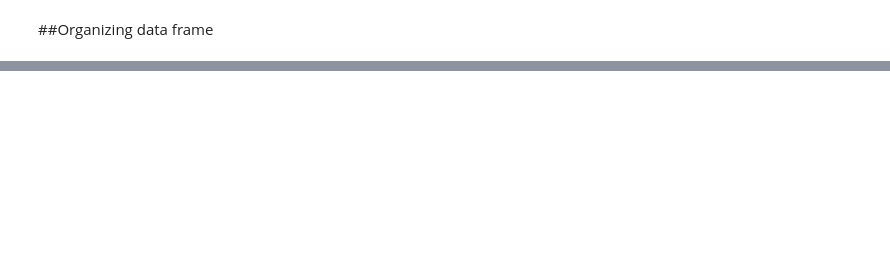
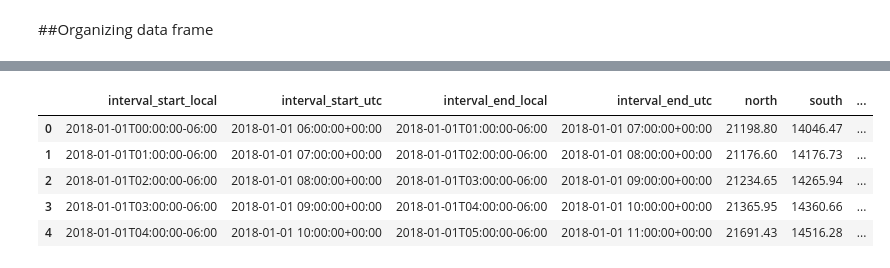
Before and after one commit to jessalynlc/IDS705_final_project, a Jupyter notebook: data_scrape.ipynb, the cells around one changed output, grey strips where cells are left out. Cells and saved outputs as stored; diff of their text form; code cells hidden in the pictures; blank space fills up the shorter version.

```diff
--- a/data_scrape.ipynb
+++ b/data_scrape.ipynb
@@ -243,0 +234,9 @@ print(temp.shape)
+# %%
+load.head()
+# %% [output]
+|  | interval_start_local | interval_start_utc | interval_end_local | interval_end_utc | north | south | ... |
+| 0 | 2018-01-01T00:00:00-06:00 | 2018-01-01 06:00:00+00:00 | 2018-01-01T01:00:00-06:00 | 2018-01-01 07:00:00+00:00 | 21198.80 | 14046.47 | ... |
+| 1 | 2018-01-01T01:00:00-06:00 | 2018-01-01 07:00:00+00:00 | 2018-01-01T02:00:00-06:00 | 2018-01-01 08:00:00+00:00 | 21176.60 | 14176.73 | ... |
+| 2 | 2018-01-01T02:00:00-06:00 | 2018-01-01 08:00:00+00:00 | 2018-01-01T03:00:00-06:00 | 2018-01-01 09:00:00+00:00 | 21234.65 | 14265.94 | ... |
+| 3 | 2018-01-01T03:00:00-06:00 | 2018-01-01 09:00:00+00:00 | 2018-01-01T04:00:00-06:00 | 2018-01-01 10:00:00+00:00 | 21365.95 | 14360.66 | ... |
+| 4 | 2018-01-01T04:00:00-06:00 | 2018-01-01 10:00:00+00:00 | 2018-01-01T05:00:00-06:00 | 2018-01-01 11:00:00+00:00 | 21691.43 | 14516.28 | ... |
```
Also changed, not shown: parts of 18 cells of this notebook.
